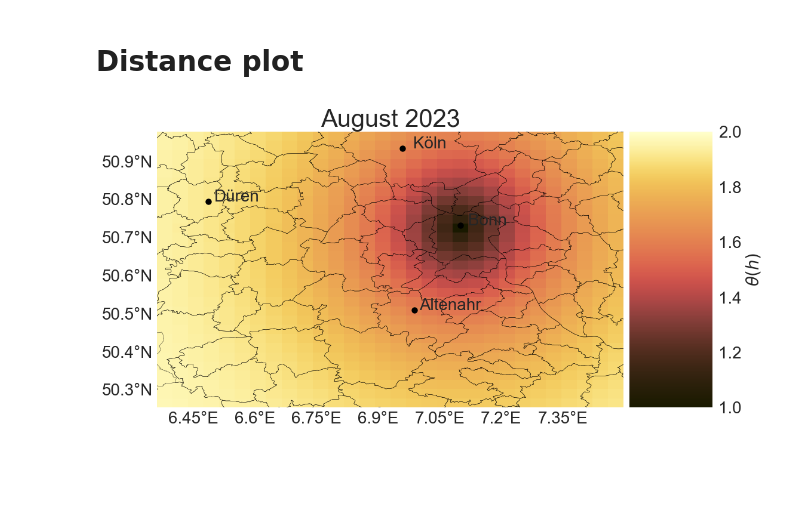
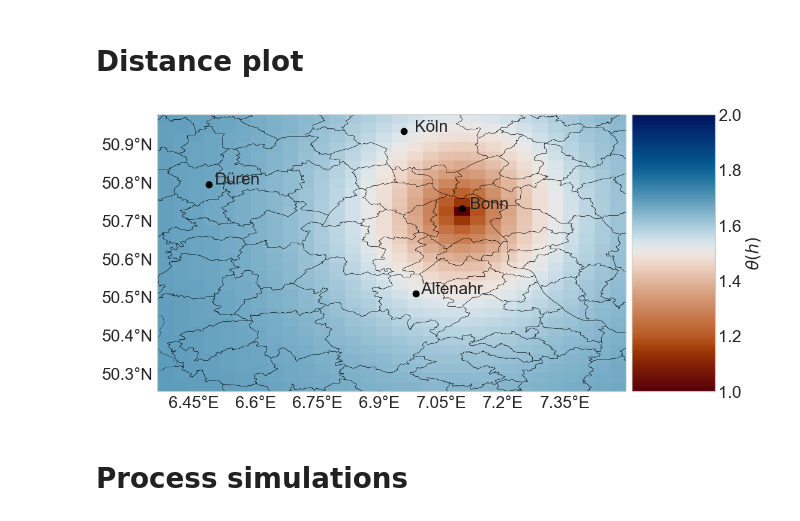
Before and after one commit to cbuelt/thesis, a Jupyter notebook: application/plots.ipynb, the cells around one changed output. Cells and saved outputs as stored; diff of their text form; code cells hidden in the pictures; blank space fills up the shorter version.

```diff
--- a/application/plots.ipynb
+++ b/application/plots.ipynb
@@ -249,5 +228,11 @@ plt.savefig(plot_path + f"cnn_es_estimate.pdf", bbox_inches = "tight")
 # %% [markdown]
 # F-Madogram
+# %%
+plt.style.use('seaborn-v0_8')
+model = "brown"
+cnn_es = np.load(f"../data/application/results/{model}_cnn_es.npy")
+cnn = np.load(f"../data/application/results/{model}_cnn.npy")
+pl = pyreadr.read_r(f"../data/application/results/{model}_pl.RData")["results"].to_numpy()[:,0:2]
 # %%
 path = "../data/application/data/"
 
@@ -342,7 +346,7 @@ plt.savefig(plot_path + f"madogram_estimate_full.png", bbox_inches = "tight")
 # %% [markdown]
 # Distance plot
 # %%
-model = "brown"
+model = "powexp"
 cnn = np.load(f"../data/application/results/{model}_cnn.npy")
 cnn_es = np.load(f"../data/application/results/{model}_cnn_es.npy")
 
@@ -357,28 +361,30 @@ ext = sample_extremal_coefficient(transformed_grid, model, cnn_es[i,0], cnn_es[i
 # %%
 # Transformation
 fig, axs = plt.subplots(subplot_kw={'projection': ccrs.PlateCarree()},figsize=(12,6))
 
 
 ger_shape = list(shpreader.Reader(path+"ger_shape/gadm41_DEU_3.shp").geometries())
 axs.add_geometries(ger_shape, ccrs.PlateCarree(),
                 edgecolor='black', facecolor = "None", lw = 0.3)
-pcm = axs.pcolormesh(lons, lats, ext, cmap = "cmc.lajolla", vmax = 2, vmin = 1)
+pcm = axs.pcolormesh(lons, lats, ext, cmap = "cmc.vik_r", vmax = 2, vmin = 1)
 cb = fig.colorbar(pcm, ax=axs,  pad = 0.01, shrink = 4, aspect = 3.31)
 cb.set_label(label=r"$\theta(h)$",size=legendsize)
 cb.ax.tick_params(labelsize=ticksize)
 plot_cities(axs)
 #axs.set_title(f"Extremal coefficient", fontsize = fontsize)
 gl = axs.gridlines(draw_labels=True)
 gl.top_labels = False
 gl.right_labels = False
 gl.xlines = False
 gl.ylines = False
 gl.xlabel_style = {'size': ticksize}
 gl.ylabel_style = {'size': ticksize}
 
 axs.set_aspect("auto")
-axs.set_title("August 2023", fontsize = titlesize)
+#axs.set_title("August 2023", fontsize = titlesize)
 
 plt.savefig(plot_path + f"spatial_extremal_coefficient.png", bbox_inches = "tight")
 # %% [output]
-[figure, old version]
+[figure, new version]
+# %% [markdown]
+# Process simulations
```
Also changed, not shown: parts of 14 cells of this notebook, 5 other files.
